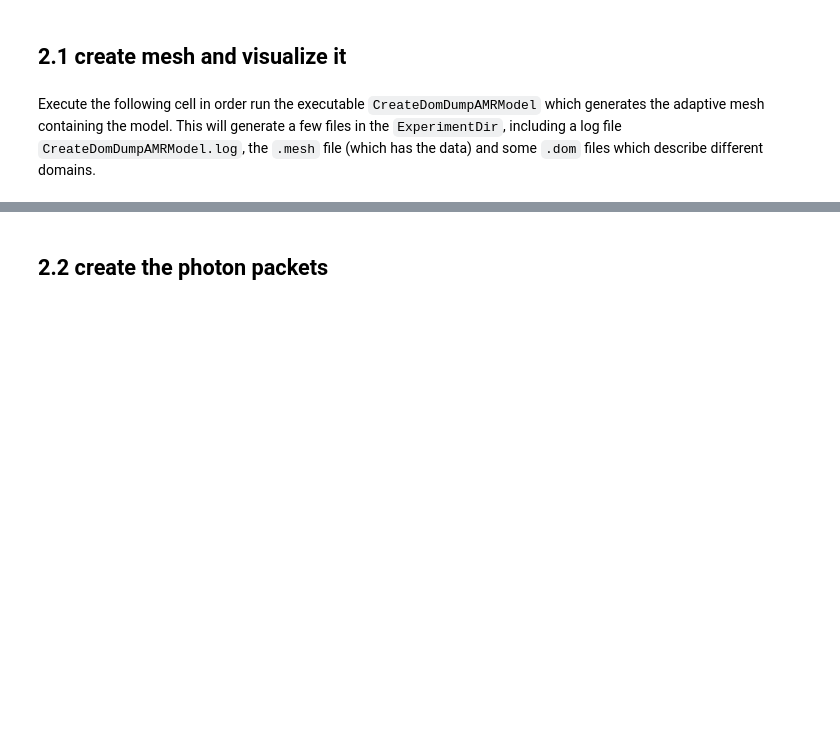
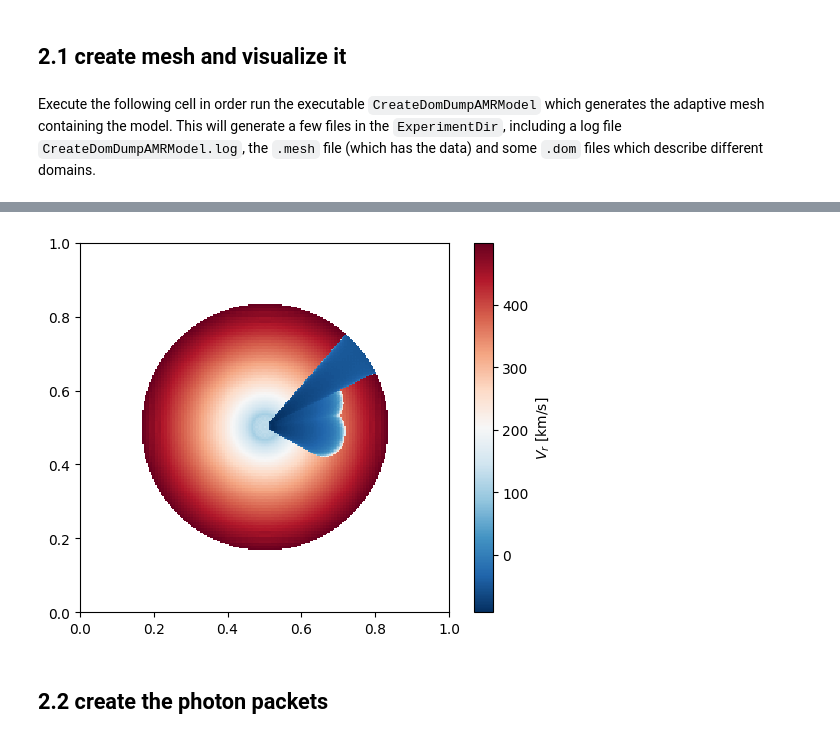
Before and after one commit to Supriyosaha1/Department_project-II, a Jupyter notebook: tutorials/tutorial_4/Tutorial-4.ipynb, the cells around one changed output, grey strips where cells are left out. Drawn from its saved outputs; the diff is of its cells as text; code cells hidden in the pictures; blank space fills up the shorter version.

```diff
--- a/tutorials/tutorial_4/Tutorial-4.ipynb
+++ b/tutorials/tutorial_4/Tutorial-4.ipynb
@@ -277,3 +340,31 @@ if error != 0:
+# %%
+# Radial velocity map
+
+# compute the norm of the velocity vector
+Vnorm = np.sqrt((mdom.gas.vleaf[:,0])**2+(mdom.gas.vleaf[:,1])**2+(mdom.gas.vleaf[:,2])**2) / 1.e5
+# radius
+Rad = np.sqrt((mdom.gas.xleaf[0,:]-0.5)**2+(mdom.gas.xleaf[1,:]-0.5)**2+(mdom.gas.xleaf[2,:]-0.5)**2)
+# compute the radial velocity
+Vrad = (mdom.gas.vleaf[:,0]*(mdom.gas.xleaf[0,:]-0.5) + \
+            mdom.gas.vleaf[:,1]*(mdom.gas.xleaf[1,:]-0.5) + \
+            mdom.gas.vleaf[:,2]*(mdom.gas.xleaf[2,:]-0.5)) / Rad
+# go to km/s
+Vrad /= 1.e5
+
+density = np.array(mdom.gas.nion)
+features=Vrad*density
+map, _ = ma.make_map(lmax,positions,levels,features,0.,1.,0.,1.,0.,1.,'y')
+weight, _ = ma.make_map(lmax,positions,levels,density,0.,1.,0.,1.,0.,1.,'y')
+
+from matplotlib.colors import LogNorm
+im = plt.imshow(map/weight,interpolation='nearest',origin='lower',
+                    extent=(0.,1.,0.,1.),
+                    cmap='RdBu_r')
+cbar = plt.colorbar(im)
+cbar.set_label(r'$V_r$ [km/s]')
+plt.show()
+# %% [output]
+[figure, added]
 # %% [markdown]
 ## 2.2 create the photon packets
 # %%
```
Also changed, not shown: parts of 9 cells of this notebook.
